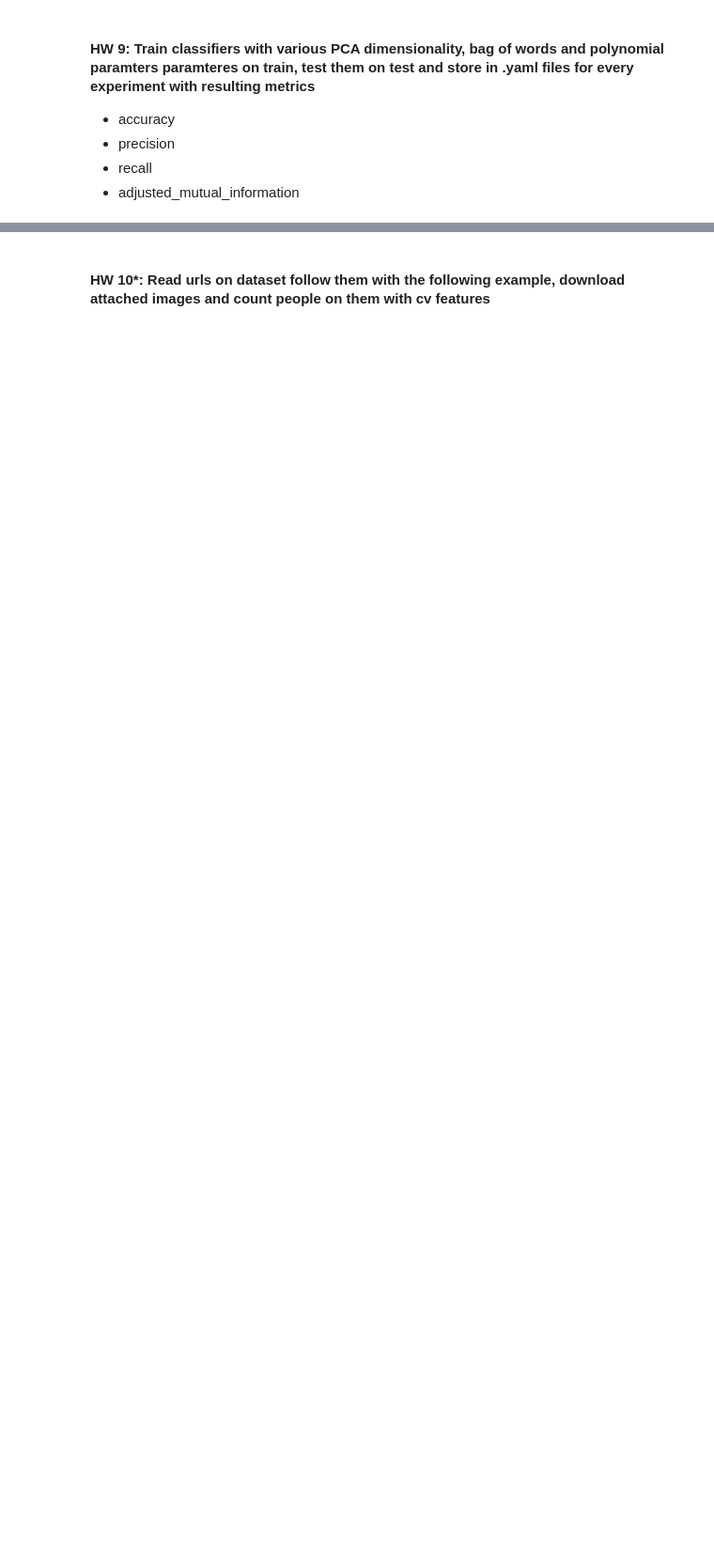
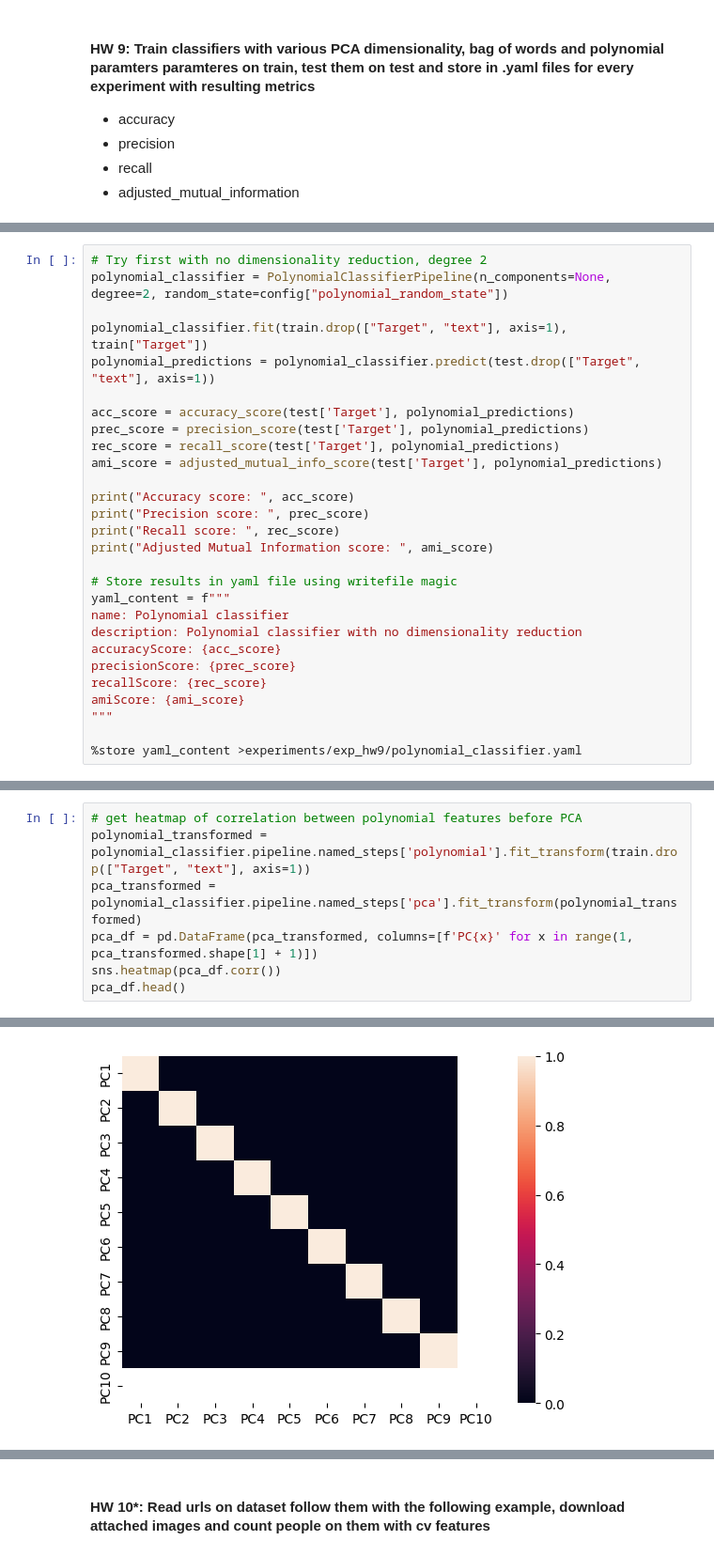
Before and after one commit to fortune-max/M4-python-refresher-ml, a Jupyter notebook: Fortune_BigHomework2.ipynb, the cells around one changed output, grey strips where cells are left out. Shown: that part at 94% size. Saved outputs shown, nothing was run; the diff lists cells and outputs as text; blank space fills up the shorter version.

```diff
--- a/Fortune_BigHomework2.ipynb
+++ b/Fortune_BigHomework2.ipynb
@@ -343,0 +328,28 @@ AMI score: 0.5971830946460774
+# %%
+# Try first with no dimensionality reduction, degree 2
+polynomial_classifier = PolynomialClassifierPipeline(n_components=None, degree=2, random_state=config["polynomial_random_state"])
+
+polynomial_classifier.fit(train.drop(["Target", "text"], axis=1), train["Target"])
+polynomial_predictions = polynomial_classifier.predict(test.drop(["Target", "text"], axis=1))
+
+acc_score = accuracy_score(test['Target'], polynomial_predictions)
+prec_score = precision_score(test['Target'], polynomial_predictions)
+rec_score = recall_score(test['Target'], polynomial_predictions)
+ami_score = adjusted_mutual_info_score(test['Target'], polynomial_predictions)
+
+print("Accuracy score: ", acc_score)
+print("Precision score: ", prec_score)
+print("Recall score: ", rec_score)
+print("Adjusted Mutual Information score: ", ami_score)
+
+# Store results in yaml file using writefile magic
+yaml_content = f"""
+name: Polynomial classifier
+description: Polynomial classifier with no dimensionality reduction
+accuracyScore: {acc_score}
+precisionScore: {prec_score}
+recallScore: {rec_score}
+amiScore: {ami_score}
+"""
+
+%store yaml_content >experiments/exp_hw9/polynomial_classifier.yaml
@@ -343,0 +363,8 @@ AMI score: 0.5971830946460774
+# %%
+# get heatmap of correlation between polynomial features before PCA
+polynomial_transformed = polynomial_classifier.pipeline.named_steps['polynomial'].fit_transform(train.drop(["Target", "text"], axis=1))
+pca_transformed = polynomial_classifier.pipeline.named_steps['pca'].fit_transform(polynomial_transformed)
+pca_df = pd.DataFrame(pca_transformed, columns=[f'PC{x}' for x in range(1, pca_transformed.shape[1] + 1)])
+sns.heatmap(pca_df.corr())
+pca_df.head()
+# %% [output]
@@ -343,0 +377 @@ AMI score: 0.5971830946460774
+[figure, added]
```
Also changed, not shown: parts of 26 cells of this notebook, 12 other files.
